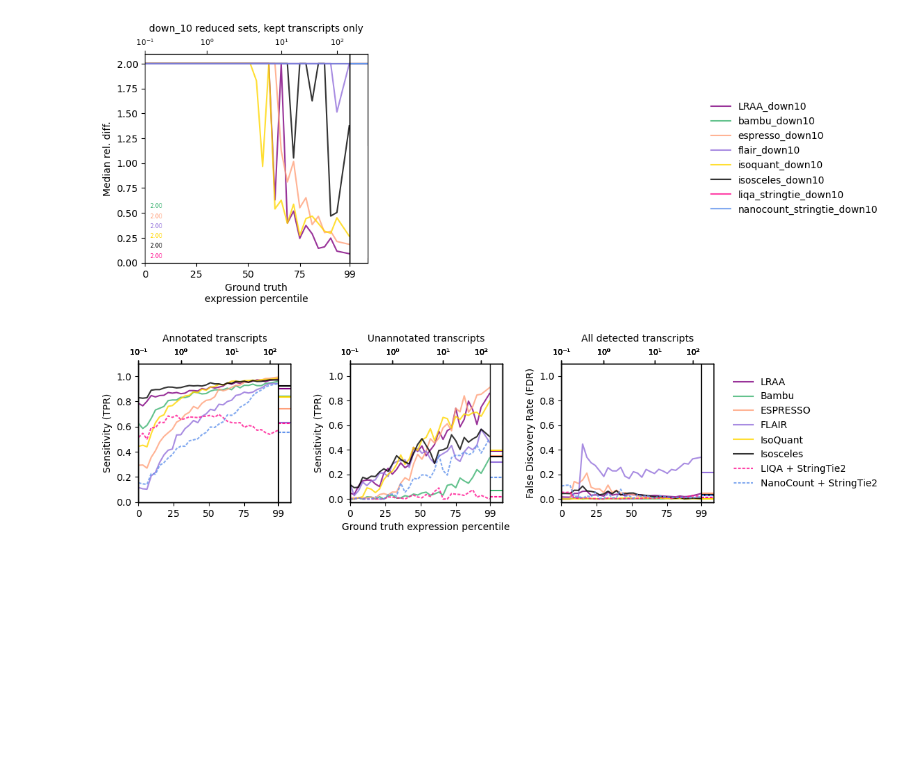
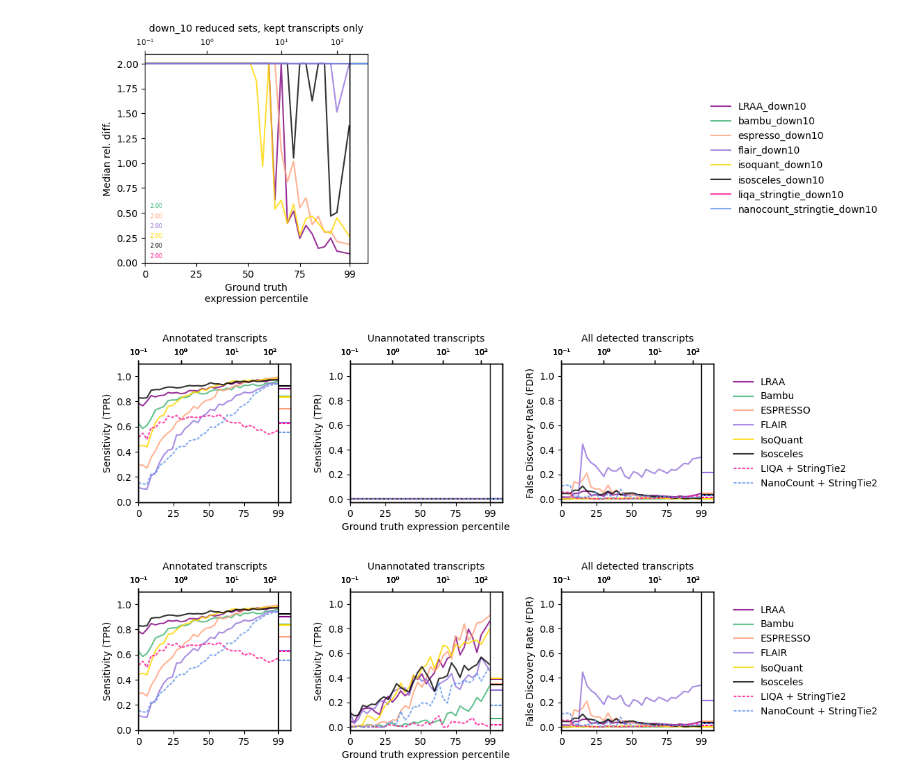
Before and after one commit to MethodsDev/Isosceles_Paper-Ext, a Jupyter notebook: reports/simulated_bulk_benchmarks-BJH-usePyLib-adj.ipynb, the cells around one changed output. Saved outputs shown, nothing was run; the diff lists cells and outputs as text; code cells hidden in the pictures; blank space fills up the shorter version.

```diff
--- a/reports/simulated_bulk_benchmarks-BJH-usePyLib-adj.ipynb
+++ b/reports/simulated_bulk_benchmarks-BJH-usePyLib-adj.ipynb
@@ -272,6 +272,10 @@ rel_diff_vs_expr_percentile_plot(i_ref_df, down_10_dict, 33, 'median', 'down_10
                                 intron_ids_use = down_10_kept_intron_ids)
 # %% [output]
 [figure]
+# %%
+IsoformIdentificationSensitivityPlot(i_ref_df, down_10_dict, 33, 'median', 'down-10 set')
+# %% [output]
+[figure, added]
 # %%
 IsoformIdentificationSensitivityPlot(i_ref_df, down_10_dict, 33, 'median', 'down-10 set', down_10_kept_intron_ids)
 # %% [output]
```
Also changed, not shown: parts of 4 cells of this notebook, 1 other file.
